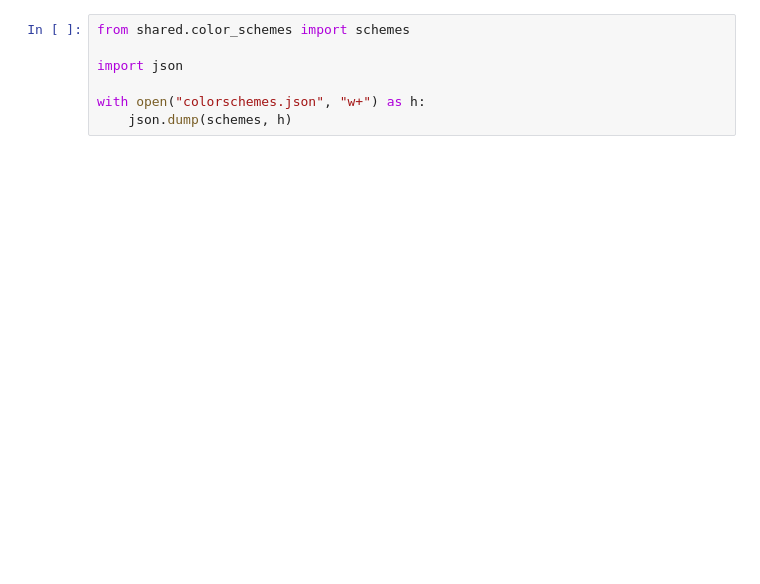
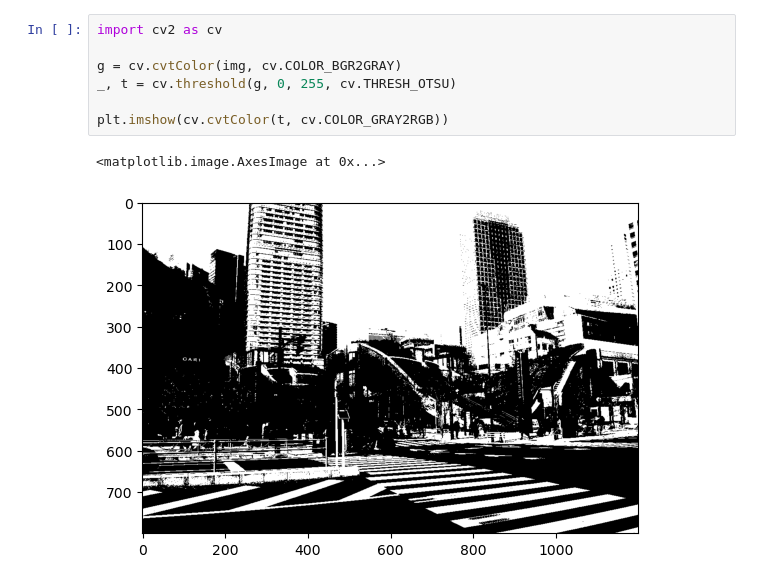
Before and after one commit to 1kaipark/kdcolors, a Jupyter notebook: kmeans.ipynb, the cells around one changed output. Saved outputs shown, nothing was run; the diff lists cells and outputs as text; blank space fills up the shorter version.

```diff
--- a/kmeans.ipynb
+++ b/kmeans.ipynb
@@ -46,7 +43,10 @@ plt.imshow(new.reshape(img.shape))
-# %%
-from shared.color_schemes import schemes
-
-import json
-
-with open("colorschemes.json", "w+") as h:
-    json.dump(schemes, h)
+# %%
+import cv2 as cv
+
+g = cv.cvtColor(img, cv.COLOR_BGR2GRAY)
+_, t = cv.threshold(g, 0, 255, cv.THRESH_OTSU)
+
+plt.imshow(cv.cvtColor(t, cv.COLOR_GRAY2RGB))
+# %% [output]
+<matplotlib.image.AxesImage at 0x...>
+[figure, added]
```
Also changed, not shown: parts of 7 cells of this notebook, 7 other files.
